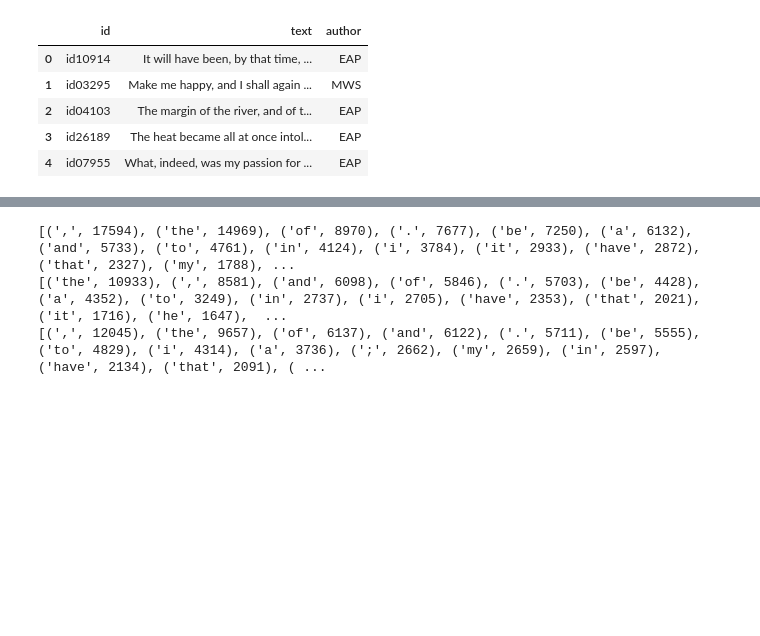
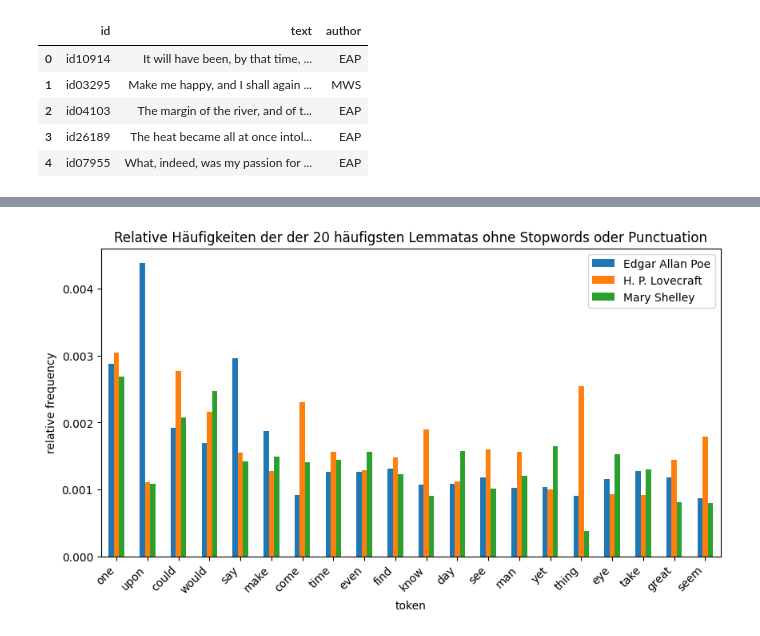
Before and after one commit to kobutri/pg_knowledge_discovery_ml, a Jupyter notebook: feature_exploration.ipynb, the cells around one changed output, grey strips where cells are left out. Saved outputs shown, nothing was run; the diff lists cells and outputs as text; code cells hidden in the pictures; blank space fills up the shorter version.

```diff
--- a/feature_exploration.ipynb
+++ b/feature_exploration.ipynb
@@ -108,32 +103,47 @@ for doc in per_author:
 
 # all authors use contractions to different degrees. Because we are looking for stylomatic featuers we recommend not eliminating contractions.
 # The noise we see from filtering for the use of an apostrophe will be eliminated by the high pass filter
-# %%
-from collections import defaultdict
-from nltk.corpus import wordnet as wn
-from nltk.stem.wordnet import WordNetLemmatizer
-from nltk import pos_tag
-
-tag_map = defaultdict(lambda : wn.NOUN)
-tag_map['J'] = wn.ADJ
-tag_map['V'] = wn.VERB
-tag_map['R'] = wn.ADV
-
-
-for doc in per_author:
-    text = list(map(lambda x: x.lower(), word_tokenize(doc)))
-    new_text = []
-    lmtzr = WordNetLemmatizer()
-    for token, tag in pos_tag(text):
-        lemma = lmtzr.lemmatize(token, tag_map[tag[0]])
-        new_text.append(lemma)
-    print(FreqDist(new_text).most_common(100))
-
-# It's non obvious whether lemmatization helps or not. We recommend trying with and without
-# %% [output]
-[(',', 17594), ('the', 14969), ('of', 8970), ('.', 7677), ('be', 7250), ('a', 6132), ('and', 5733), ('to', 4761), ('in', 4124), ('i', 3784), ('it', 2933), ('have', 2872), ('that', 2327), ('my', 1788), ...
-[('the', 10933), (',', 8581), ('and', 6098), ('of', 5846), ('.', 5703), ('be', 4428), ('a', 4352), ('to', 3249), ('in', 2737), ('i', 2705), ('have', 2353), ('that', 2021), ('it', 1716), ('he', 1647),  ...
-[(',', 12045), ('the', 9657), ('of', 6137), ('and', 6122), ('.', 5711), ('be', 5555), ('to', 4829), ('i', 4314), ('a', 3736), (';', 2662), ('my', 2659), ('in', 2597), ('have', 2134), ('that', 2091), ( ...
+# %%
+from collections import defaultdict
+from nltk.corpus import wordnet as wn
+from nltk.stem.wordnet import WordNetLemmatizer
+from nltk import pos_tag
+from nltk.corpus import stopwords
+import string
+
+stop_words = set(stopwords.words('english'))
+def filter_sp(x):
+    return not x in stop_words
+
+tag_map = defaultdict(lambda : wn.NOUN)
+tag_map['J'] = wn.ADJ
+tag_map['V'] = wn.VERB
+tag_map['R'] = wn.ADV
+
+lmtzr = WordNetLemmatizer()
+def preprocess_WL(x):
+    x = to_words(x)
+    x = list(filter(lambda x: not x in stop_words and not x in string.punctuation, x))
+    x = pos_tag(x)
+    return [lmtzr.lemmatize(token, tag_map[tag[0]]) for token, tag in x]
+
+df = data.copy()
+df.text = df.text.apply(preprocess_WL)
+per_author = df.groupby('author').agg(
+    text = pd.NamedAgg("text", aggfunc=lambda x: [token for sentence in x for token in sentence ])
+)
+per_author = per_author.text.apply(lambda x: pd.Series(x).value_counts())
+per_author = per_author.pivot_table(columns=per_author.index, fill_value=0)
+for column in per_author.columns:
+    per_author[column] = per_author[column] / all_words[column][0]
+per_author = per_author.filter(items=df.text.explode().value_counts().index[:20], axis=0)
+per_author = per_author.rename_axis("", axis=1)
+per_author = per_author.rename(columns=lambda x: authors_short_dict[x])
+per_author.plot.bar(figsize=(10, 5), rot=45, ylabel="relative frequency", xlabel="token", title="Relative Häufigkeiten der der 20 häufigsten Lemmatas ohne Stopwords oder Punctuation")
+plt.xticks(ha="right")
+plt.show()
+# %% [output]
+[figure, added]
 # %%
 for doc in per_author:
     text = ''.join(list(map(lambda x: x.lower(), word_tokenize(doc))))
```
Also changed, not shown: parts of 8 cells of this notebook, 5 other files.
